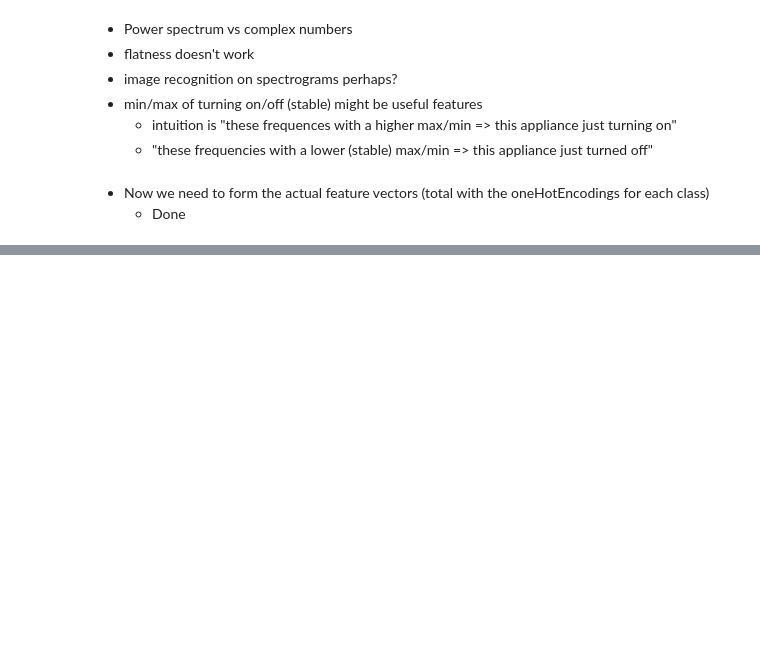
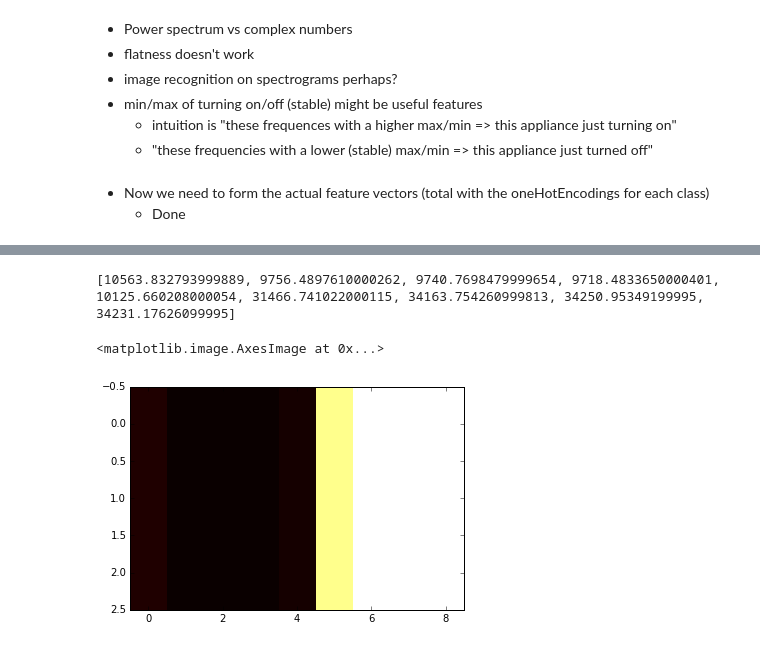
Before and after one commit to meissnereric/appliance_oracle, a Jupyter notebook: RealParserYo.ipynb, the cells around one changed output, grey strips where cells are left out. Cells and saved outputs as stored; diff of their text form; code cells hidden in the pictures; blank space fills up the shorter version.

```diff
--- a/RealParserYo.ipynb
+++ b/RealParserYo.ipynb
@@ -519,0 +569,23 @@ len(ds.getField('target'))
+# %%
+for i in range(15):
+    trainer.trainEpochs( 10 )
+    #trainer.trainUntilConvergence(maxEpochs=30)
+    testedData = trainer.testOnClassData()
+    print testedData
+    testedData = trainer.testOnClassData(dataset=tstdata)
+    print testedData
+    print trndata['input'][0], trndata['input'][-1]
+    print
+    test1 = fnn.activate(trndata['input'][0])
+    test2 = fnn.activate(trndata['input'][-1])
+    print test1, test2
+
+    trnresult = percentError( trainer.testOnClassData(dataset=trndata),
+                              trndata['class'] )
+    tstsresult = 0.0
+    tstresult = percentError( trainer.testOnClassData(
+           dataset=tstdata ), tstdata['class'] )
+
+    print "epoch: %4d" % trainer.totalepochs, \
+          "  train error: %5.2f%%" % trnresult, \
+          "  test error: %5.2f%%" % tstresult
@@ -536,0 +780,12 @@ dict(a)
+# %%
+w = makeWindows(wmc)
+print w
+ws = []
+for i in range(3):
+    ws.append(w)
+ws = np.array(ws)
+plt.imshow(ws, cmap='hot', interpolation='nearest', aspect="auto")
+# %% [output]
+[10563.832793999889, 9756.4897610000262, 9740.7698479999654, 9718.4833650000401, 10125.660208000054, 31466.741022000115, 34163.754260999813, 34250.95349199995, 34231.17626099995]
+<matplotlib.image.AxesImage at 0x...>
+[figure, added]
```
Also changed, not shown: parts of 31 cells of this notebook, 4 other files.
